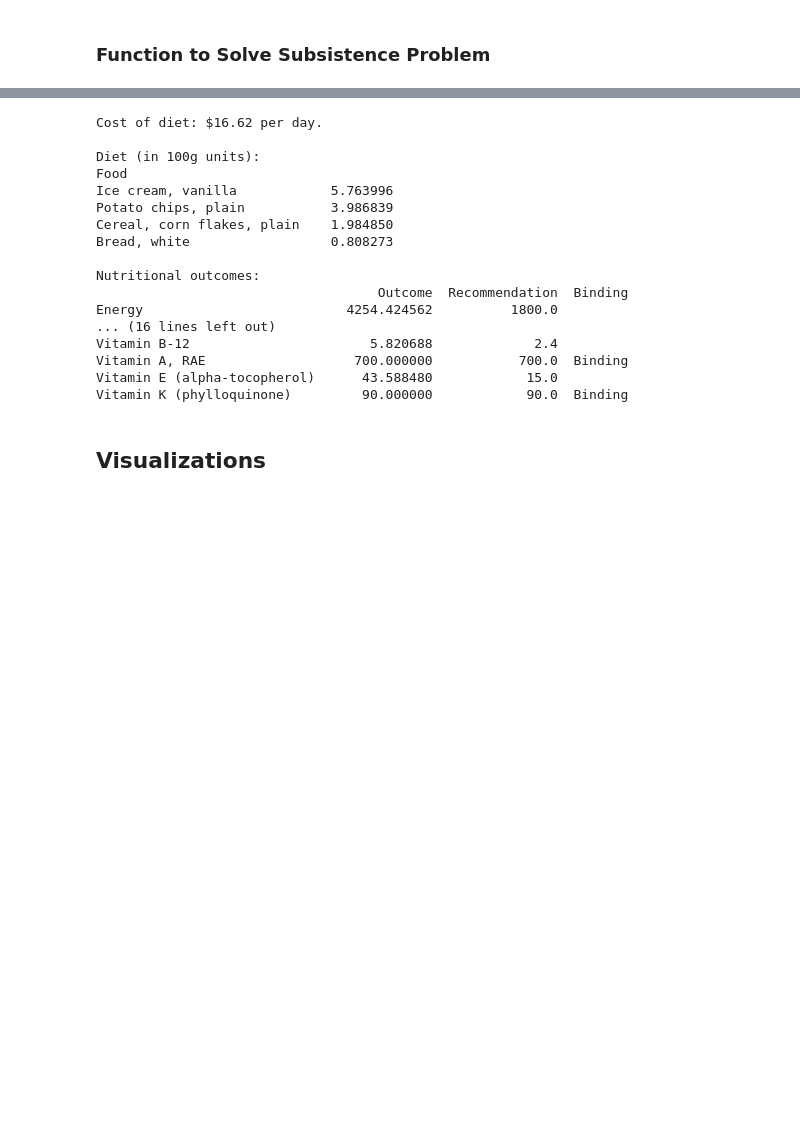
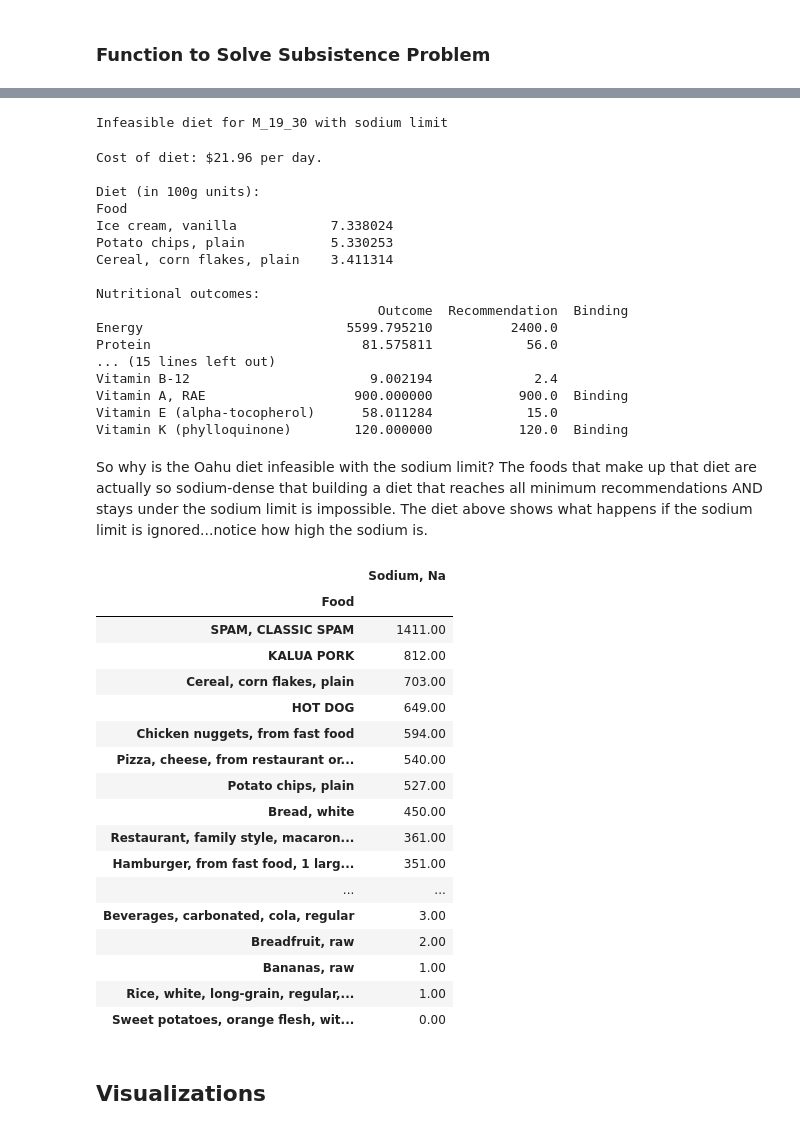
Before and after one commit to zvazquezlopez/Group-Ancel-Keys-, a Jupyter notebook: P2 Final Code.ipynb, the cells around one changed output, grey strips where cells are left out. Drawn from its saved outputs; the diff is of its cells as text; code cells hidden in the pictures; blank space fills up the shorter version.

```diff
--- a/P2 Final Code.ipynb
+++ b/P2 Final Code.ipynb
@@ -460,24 +507,50 @@ Vitamin K (phylloquinone)         892.474575            90.0
 # %%
 # Oahu diet for M_19_30
-subsistence_solver(food_df, dri_df, "F_31_50", diet_type = "Oahu")
+subsistence_solver(food_df, dri_df, "M_19_30", diet_type = "Oahu")
 # %% [output]
-Cost of diet: $16.62 per day.
-
-Diet (in 100g units):
-Food
-Ice cream, vanilla            5.763996
-Potato chips, plain           3.986839
-Cereal, corn flakes, plain    1.984850
-Bread, white                  0.808273
-
-Nutritional outcomes:
-                                    Outcome  Recommendation  Binding
-Energy                          4254.424562          1800.0
-... (16 lines left out)
-Vitamin B-12                       5.820688             2.4
-Vitamin A, RAE                   700.000000           700.0  Binding
-Vitamin E (alpha-tocopherol)      43.588480            15.0
-Vitamin K (phylloquinone)         90.000000            90.0  Binding
+Infeasible diet for M_19_30 with sodium limit
+Cost of diet: $21.96 per day.
+
+Diet (in 100g units):
+Food
+Ice cream, vanilla            7.338024
+Potato chips, plain           5.330253
+Cereal, corn flakes, plain    3.411314
+
+Nutritional outcomes:
+                                    Outcome  Recommendation  Binding
+Energy                          5599.795210          2400.0
+Protein                           81.575811            56.0
+... (15 lines left out)
+Vitamin B-12                       9.002194             2.4
+Vitamin A, RAE                   900.000000           900.0  Binding
+Vitamin E (alpha-tocopherol)      58.011284            15.0
+Vitamin K (phylloquinone)        120.000000           120.0  Binding
+# %% [markdown]
+So why is the Oahu diet infeasible with the sodium limit? The foods that make up that diet are actually so sodium-dense that building a diet that reaches all minimum recommendations AND stays under the sodium limit is impossible. The diet above shows what happens if the sodium limit is ignored...notice how high the sodium is.
+# %%
+# checking highest sodium foods in food_df
+# notice how the top 10 are all in the Oahu diet
+food_df[["Sodium, Na"]].sort_values("Sodium, Na", ascending=False)
+# %% [output]
+|  | Sodium, Na |
+| Food |  |
+| SPAM, CLASSIC SPAM | 1411.00 |
+| KALUA PORK | 812.00 |
+| Cereal, corn flakes, plain | 703.00 |
+| HOT DOG | 649.00 |
+| Chicken nuggets, from fast food | 594.00 |
+| Pizza, cheese, from restaurant or... | 540.00 |
+| Potato chips, plain | 527.00 |
+| Bread, white | 450.00 |
+| Restaurant, family style, macaron... | 361.00 |
+| Hamburger, from fast food, 1 larg... | 351.00 |
+| ... | ... |
+| Beverages, carbonated, cola, regular | 3.00 |
+| Breadfruit, raw | 2.00 |
+| Bananas, raw | 1.00 |
+| Rice, white, long-grain, regular,... | 1.00 |
+| Sweet potatoes, orange flesh, wit... | 0.00 |
 # %% [markdown]
 ## Visualizations
 # %% [markdown]
```
Also changed, not shown: parts of 4 cells of this notebook.
